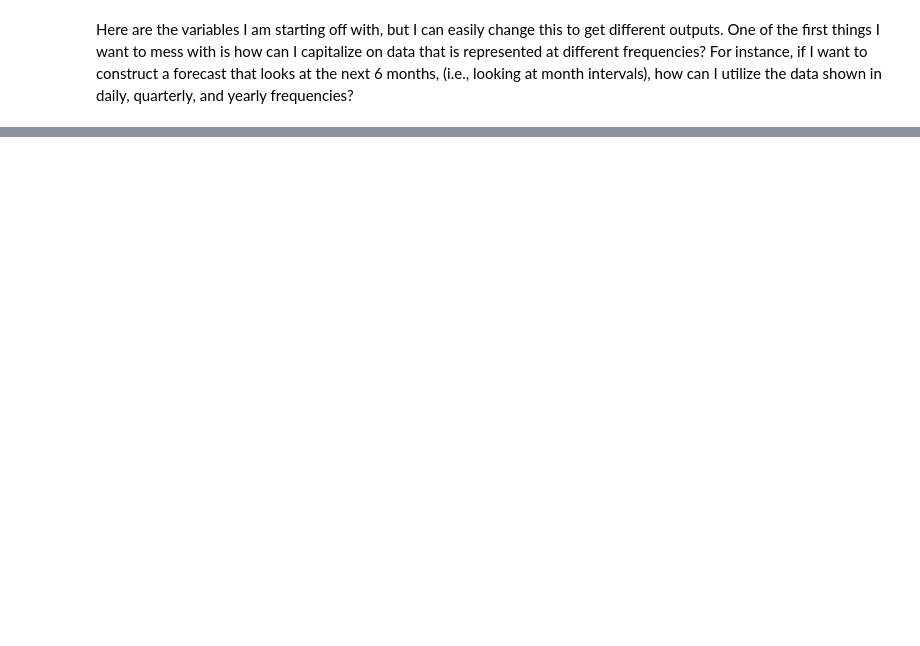
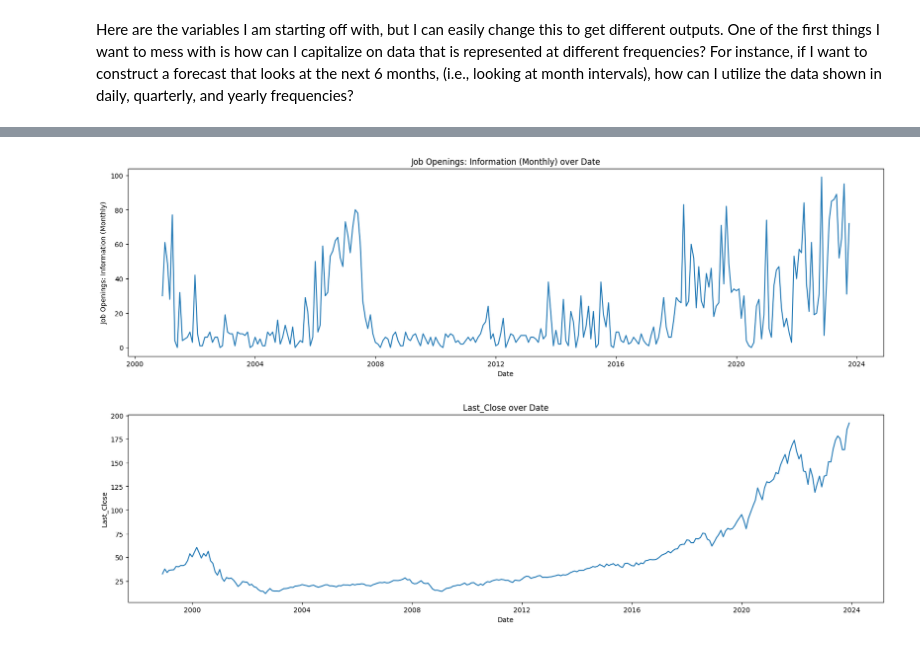
Before and after one commit to ztrehlk/Econ-Trends, a Jupyter notebook: Job Forecasting.ipynb, the cells around one changed output, grey strips where cells are left out. Drawn from its saved outputs; the diff is of its cells as text; code cells hidden in the pictures; blank space fills up the shorter version.

```diff
--- a/Job Forecasting.ipynb
+++ b/Job Forecasting.ipynb
@@ -63,5 +48,0 @@ list_variables = [
-# %%
-df = pl.DataFrame(fred_req(api_key, list_variables[0]), schema=[("date", str), ("value", str)])\
-                .with_columns((pl.col("value").cast(pl.Float32)).alias("value"))\
-                .with_columns((pl.col("date").str.to_date("%Y-%m-%d")))
-df.head()
@@ -92 +98,18 @@ shape: (5, 2)
+# %%
+import matplotlib.pyplot as plt
+
+def time_series_graph(df , x, y, figsize=(20,5)):
+
+    plt.figure(figsize=figsize)
+    plt.plot(df[x], df[y])
+    plt.xlabel(x.title())
+    plt.ylabel(y.title())
+    plt.title(y.title() + " over " + x.title())
+    plt.show()
+
+time_series_graph(econ_df, "date", "Job Openings: Information (Monthly)")
+time_series_graph(stocks_df, "date", "last_close")
+# %% [output]
+[figure, added]
+[figure, added]
 # %%
```
Also changed, not shown: parts of 28 cells of this notebook, 2 other files.
